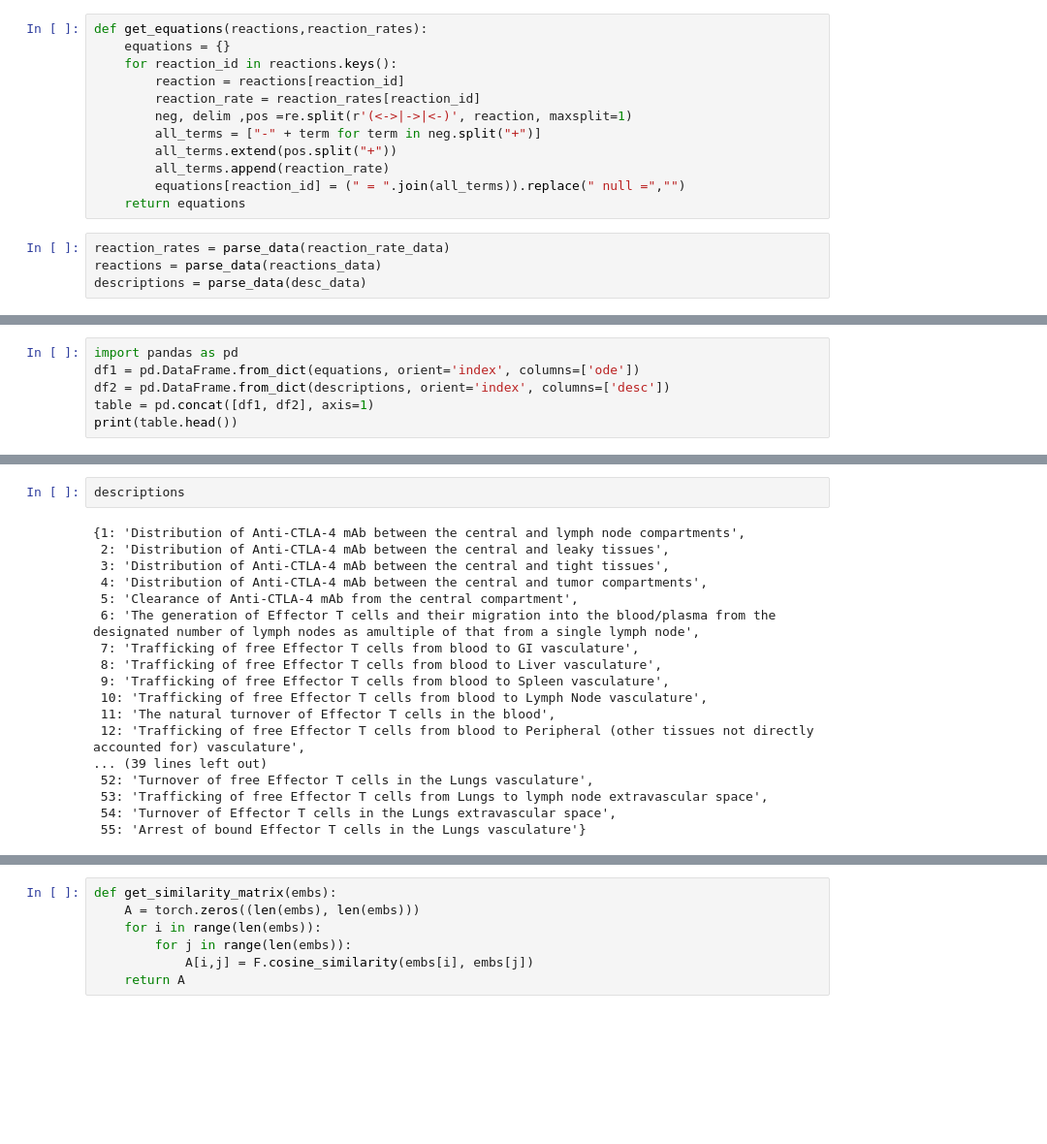
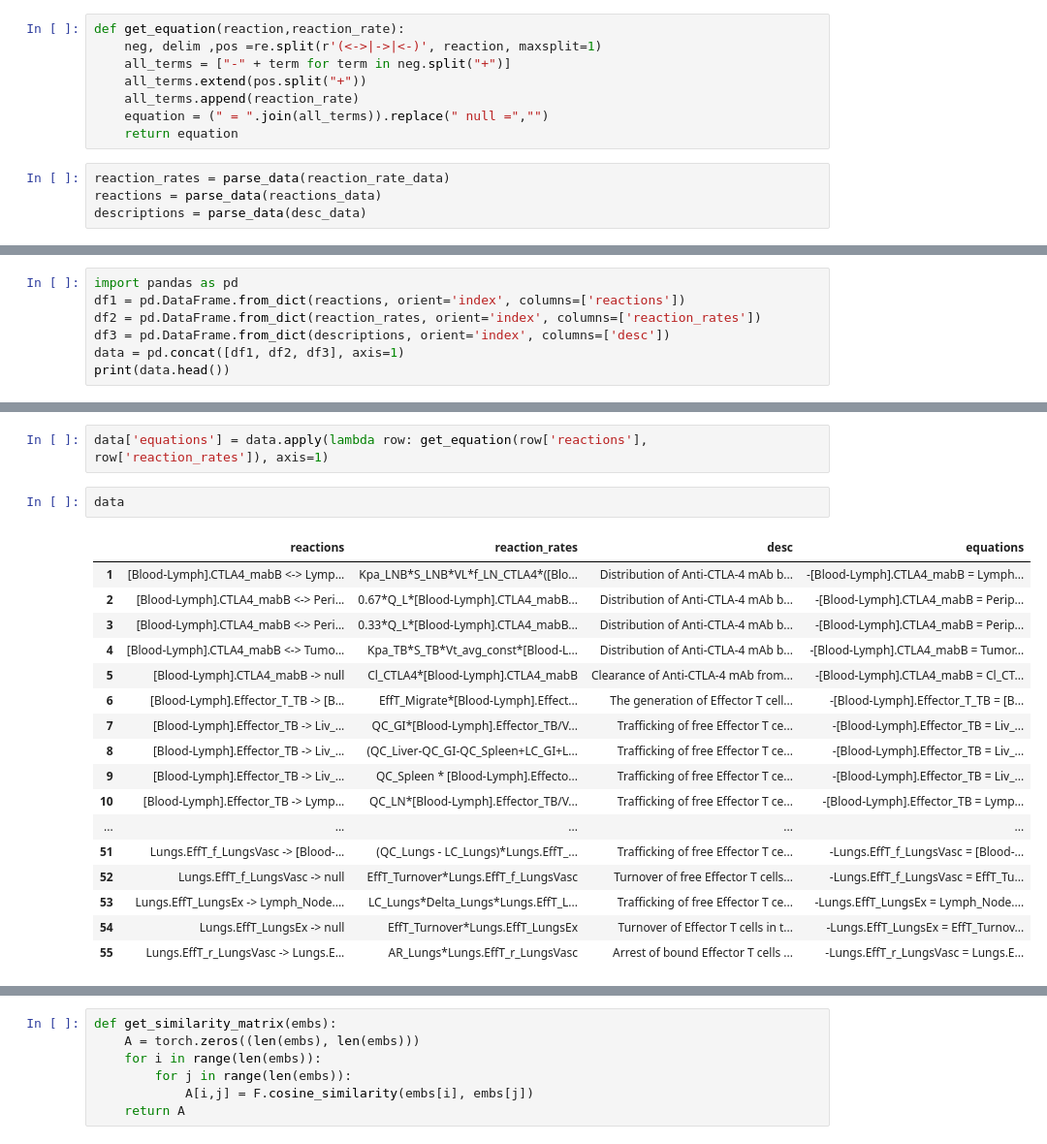
Before and after one commit to francescolosterzo/dufourspitze_16, a Jupyter notebook: nt/scratch.ipynb, the cells around one changed output, grey strips where cells are left out. Shown: that part at 97% size. Drawn from its saved outputs; the diff is of its cells as text; blank space fills up the shorter version.

```diff
--- a/nt/scratch.ipynb
+++ b/nt/scratch.ipynb
@@ -240,17 +240,13 @@ def parse_data(text):
             i+=1
     return data
 # %%
-def get_equations(reactions,reaction_rates):
-    equations = {}
-    for reaction_id in reactions.keys():
-        reaction = reactions[reaction_id]
-        reaction_rate = reaction_rates[reaction_id]
-        neg, delim ,pos =re.split(r'(<->|->|<-)', reaction, maxsplit=1)
-        all_terms = ["-" + term for term in neg.split("+")]
-        all_terms.extend(pos.split("+"))
-        all_terms.append(reaction_rate)
-        equations[reaction_id] = (" = ".join(all_terms)).replace(" null =","")
-    return equations
+def get_equation(reaction,reaction_rate):
+    neg, delim ,pos =re.split(r'(<->|->|<-)', reaction, maxsplit=1)
+    all_terms = ["-" + term for term in neg.split("+")]
+    all_terms.extend(pos.split("+"))
+    all_terms.append(reaction_rate)
+    equation = (" = ".join(all_terms)).replace(" null =","")
+    return equation
 # %%
 reaction_rates = parse_data(reaction_rate_data)
 reactions = parse_data(reactions_data)
@@ -260,7 +254,8 @@ equations = get_equations(reactions, reaction_rates)
 # %%
 import pandas as pd
-df1 = pd.DataFrame.from_dict(equations, orient='index', columns=['ode'])
-df2 = pd.DataFrame.from_dict(descriptions, orient='index', columns=['desc'])
-table = pd.concat([df1, df2], axis=1)
-print(table.head())
+df1 = pd.DataFrame.from_dict(reactions, orient='index', columns=['reactions'])
+df2 = pd.DataFrame.from_dict(reaction_rates, orient='index', columns=['reaction_rates'])
+df3 = pd.DataFrame.from_dict(descriptions, orient='index', columns=['desc'])
+data = pd.concat([df1, df2, df3], axis=1)
+print(data.head())
 # %% [output]
@@ -277,24 +279,26 @@ print(table.head())
 3  Distribution of Anti-CTLA-4 mAb between the ce...
 4  Distribution of Anti-CTLA-4 mAb between the ce...
 5  Clearance of Anti-CTLA-4 mAb from the central ...
+# %%
+data['equations'] = data.apply(lambda row: get_equation(row['reactions'], row['reaction_rates']), axis=1)
 # %%
-descriptions
+data
 # %% [output]
-{1: 'Distribution of Anti-CTLA-4 mAb between the central and lymph node compartments',
- 2: 'Distribution of Anti-CTLA-4 mAb between the central and leaky tissues',
- 3: 'Distribution of Anti-CTLA-4 mAb between the central and tight tissues',
- 4: 'Distribution of Anti-CTLA-4 mAb between the central and tumor compartments',
- 5: 'Clearance of Anti-CTLA-4 mAb from the central compartment',
- 6: 'The generation of Effector T cells and their migration into the blood/plasma from the designated number of lymph nodes as amultiple of that from a single lymph node',
- 7: 'Trafficking of free Effector T cells from blood to GI vasculature',
- 8: 'Trafficking of free Effector T cells from blood to Liver vasculature',
- 9: 'Trafficking of free Effector T cells from blood to Spleen vasculature',
- 10: 'Trafficking of free Effector T cells from blood to Lymph Node vasculature',
- 11: 'The natural turnover of Effector T cells in the blood',
- 12: 'Trafficking of free Effector T cells from blood to Peripheral (other tissues not directly accounted for) vasculature',
-... (39 lines left out)
- 52: 'Turnover of free Effector T cells in the Lungs vasculature',
- 53: 'Trafficking of free Effector T cells from Lungs to lymph node extravascular space',
- 54: 'Turnover of Effector T cells in the Lungs extravascular space',
- 55: 'Arrest of bound Effector T cells in the Lungs vasculature'}
+|  | reactions | reaction_rates | desc | equations |
+| 1 | [Blood-Lymph].CTLA4_mabB <-> Lymp... | Kpa_LNB*S_LNB*VL*f_LN_CTLA4*([Blo... | Distribution of Anti-CTLA-4 mAb b... | -[Blood-Lymph].CTLA4_mabB = Lymph... |
+| 2 | [Blood-Lymph].CTLA4_mabB <-> Peri... | 0.67*Q_L*[Blood-Lymph].CTLA4_mabB... | Distribution of Anti-CTLA-4 mAb b... | -[Blood-Lymph].CTLA4_mabB = Perip... |
+| 3 | [Blood-Lymph].CTLA4_mabB <-> Peri... | 0.33*Q_L*[Blood-Lymph].CTLA4_mabB... | Distribution of Anti-CTLA-4 mAb b... | -[Blood-Lymph].CTLA4_mabB = Perip... |
+| 4 | [Blood-Lymph].CTLA4_mabB <-> Tumo... | Kpa_TB*S_TB*Vt_avg_const*[Blood-L... | Distribution of Anti-CTLA-4 mAb b... | -[Blood-Lymph].CTLA4_mabB = Tumor... |
+| 5 | [Blood-Lymph].CTLA4_mabB -> null | Cl_CTLA4*[Blood-Lymph].CTLA4_mabB | Clearance of Anti-CTLA-4 mAb from... | -[Blood-Lymph].CTLA4_mabB = Cl_CT... |
+| 6 | [Blood-Lymph].Effector_T_TB -> [B... | EffT_Migrate*[Blood-Lymph].Effect... | The generation of Effector T cell... | -[Blood-Lymph].Effector_T_TB = [B... |
+| 7 | [Blood-Lymph].Effector_TB -> Liv_... | QC_GI*[Blood-Lymph].Effector_TB/V... | Trafficking of free Effector T ce... | -[Blood-Lymph].Effector_TB = Liv_... |
+| 8 | [Blood-Lymph].Effector_TB -> Liv_... | (QC_Liver-QC_GI-QC_Spleen+LC_GI+L... | Trafficking of free Effector T ce... | -[Blood-Lymph].Effector_TB = Liv_... |
+| 9 | [Blood-Lymph].Effector_TB -> Liv_... | QC_Spleen * [Blood-Lymph].Effecto... | Trafficking of free Effector T ce... | -[Blood-Lymph].Effector_TB = Liv_... |
+| 10 | [Blood-Lymph].Effector_TB -> Lymp... | QC_LN*[Blood-Lymph].Effector_TB/V... | Trafficking of free Effector T ce... | -[Blood-Lymph].Effector_TB = Lymp... |
+| ... | ... | ... | ... | ... |
+| 51 | Lungs.EffT_f_LungsVasc -> [Blood-... | (QC_Lungs - LC_Lungs)*Lungs.EffT_... | Trafficking of free Effector T ce... | -Lungs.EffT_f_LungsVasc = [Blood-... |
+| 52 | Lungs.EffT_f_LungsVasc -> null | EffT_Turnover*Lungs.EffT_f_LungsVasc | Turnover of free Effector T cells... | -Lungs.EffT_f_LungsVasc = EffT_Tu... |
+| 53 | Lungs.EffT_LungsEx -> Lymph_Node.... | LC_Lungs*Delta_Lungs*Lungs.EffT_L... | Trafficking of free Effector T ce... | -Lungs.EffT_LungsEx = Lymph_Node.... |
+| 54 | Lungs.EffT_LungsEx -> null | EffT_Turnover*Lungs.EffT_LungsEx | Turnover of Effector T cells in t... | -Lungs.EffT_LungsEx = EffT_Turnov... |
+| 55 | Lungs.EffT_r_LungsVasc -> Lungs.E... | AR_Lungs*Lungs.EffT_r_LungsVasc | Arrest of bound Effector T cells ... | -Lungs.EffT_r_LungsVasc = Lungs.E... |
 # %%
```
Also changed, not shown: parts of 4 cells of this notebook.
